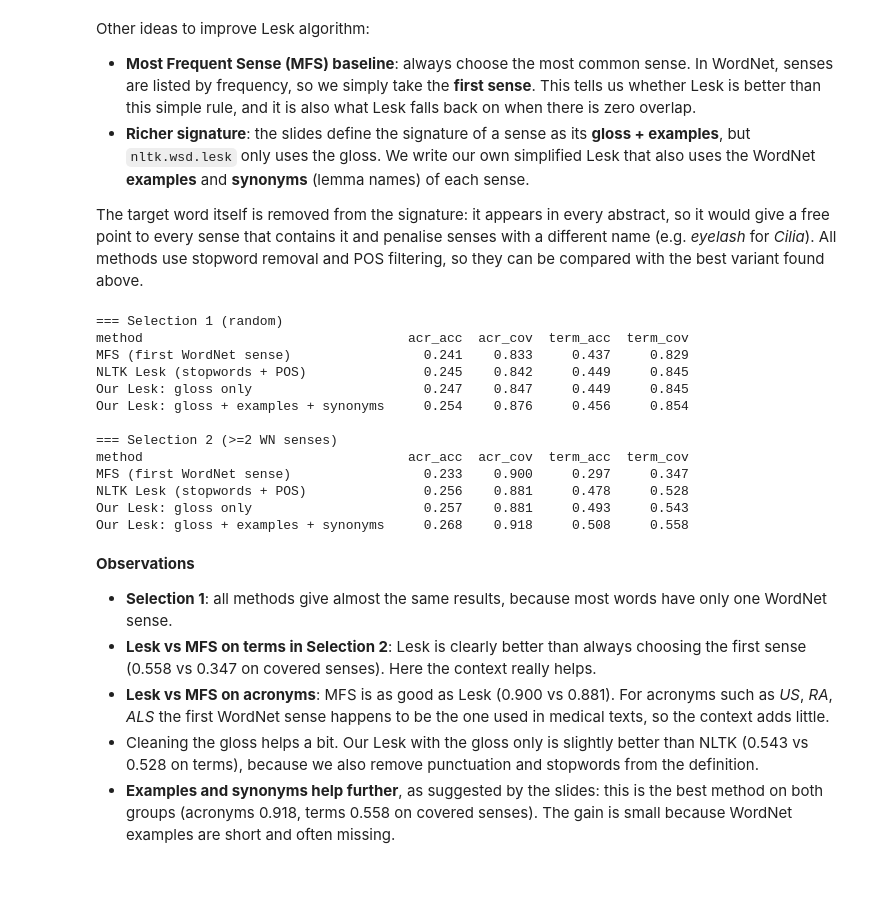
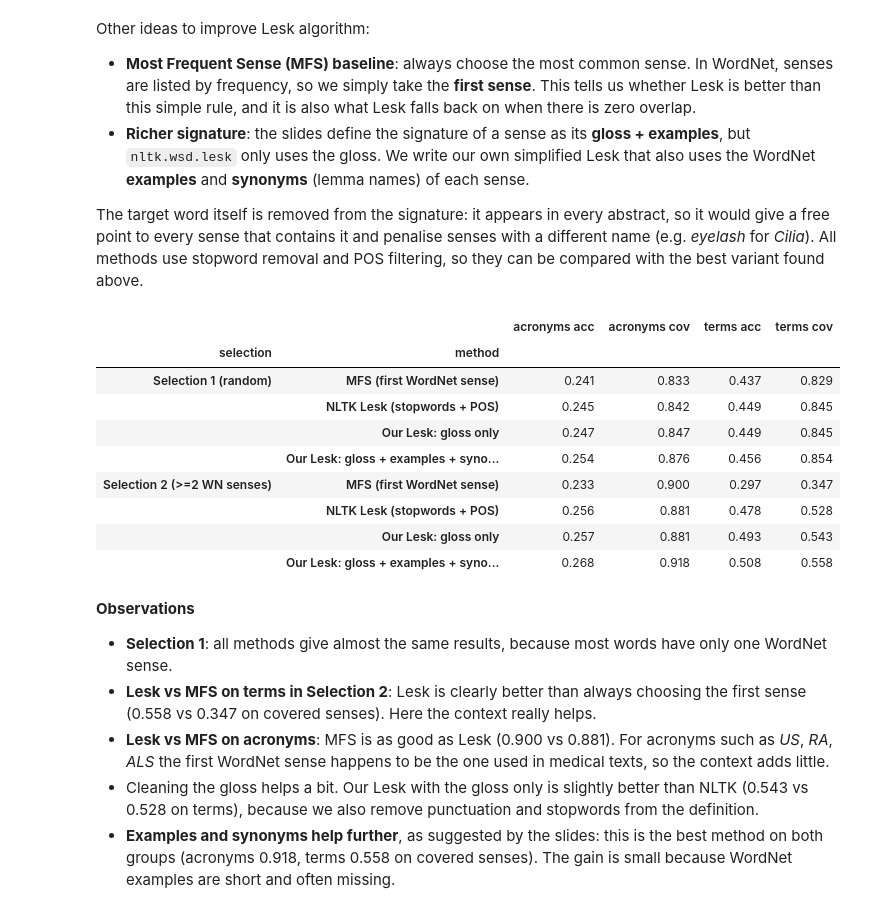
Before and after one commit to pygiopoli/nlp_project_26, a Jupyter notebook: scripts/p1_2_lesk/task_2.ipynb, the cells around one changed output. Drawn from its saved outputs; the diff is of its cells as text; code cells hidden in the pictures; blank space fills up the shorter version.

```diff
--- a/scripts/p1_2_lesk/task_2.ipynb
+++ b/scripts/p1_2_lesk/task_2.ipynb
@@ -633,50 +625,51 @@ METHODS = {
     "Our Lesk: gloss + examples + synonyms":
         lambda word, ctx, senses: my_lesk(ctx, word, senses, use_examples=True),
 }
 
 
 def evaluate_method(words, mapping, method):
     """Accuracy and accuracy on covered senses of one method, for each word."""
     scores = {}
     for word in words:
         senses = candidate_senses(word, use_pos=True)
         instances = load_instances(word)
         n_correct = n_covered = n_correct_covered = 0
         for inst in instances:
             gold = mapping[word][inst["cui"]]
             context = [t for t in tokenize(inst["context"]) if t not in STOPWORDS]
             answer = method(word, context, senses).name() if senses else None
             is_correct = answer in gold
             n_correct += is_correct
             if gold:
                 n_covered += 1
                 n_correct_covered += is_correct
         scores[word] = (n_correct / len(instances),
                         n_correct_covered / n_covered if n_covered else None)
     return scores
 
 
+table = []
 for sel_name, (acr, ter, mapping) in SELECTIONS.items():
-    print(f"\n=== {sel_name}")
-    print(f"{'method':38} {'acr_acc':>8} {'acr_cov':>8} {'term_acc':>9} {'term_cov':>9}")
     for name, method in METHODS.items():
         scores = evaluate_method(acr + ter, mapping, method)
-        print(f"{name:38} {mean(scores[w][0] for w in acr):8.3f} {mean(scores[w][1] for w in acr):8.3f} "
-              f"{mean(scores[w][0] for w in ter):9.3f} {mean(scores[w][1] for w in ter):9.3f}")
+        table.append({"selection": sel_name, "method": name,
+                      "acronyms acc": mean(scores[w][0] for w in acr),
+                      "acronyms cov": mean(scores[w][1] for w in acr),
+                      "terms acc": mean(scores[w][0] for w in ter),
+                      "terms cov": mean(scores[w][1] for w in ter)})
+
+pd.DataFrame(table).set_index(["selection", "method"]).round(3)
 # %% [output]
-=== Selection 1 (random)
-method                                  acr_acc  acr_cov  term_acc  term_cov
-MFS (first WordNet sense)                 0.241    0.833     0.437     0.829
-NLTK Lesk (stopwords + POS)               0.245    0.842     0.449     0.845
-Our Lesk: gloss only                      0.247    0.847     0.449     0.845
-Our Lesk: gloss + examples + synonyms     0.254    0.876     0.456     0.854
-
-=== Selection 2 (>=2 WN senses)
-method                                  acr_acc  acr_cov  term_acc  term_cov
-MFS (first WordNet sense)                 0.233    0.900     0.297     0.347
-NLTK Lesk (stopwords + POS)               0.256    0.881     0.478     0.528
-Our Lesk: gloss only                      0.257    0.881     0.493     0.543
-Our Lesk: gloss + examples + synonyms     0.268    0.918     0.508     0.558
+|  |  | acronyms acc | acronyms cov | terms acc | terms cov |
+| selection | method |  |  |  |  |
+| Selection 1 (random) | MFS (first WordNet sense) | 0.241 | 0.833 | 0.437 | 0.829 |
+|  | NLTK Lesk (stopwords + POS) | 0.245 | 0.842 | 0.449 | 0.845 |
+|  | Our Lesk: gloss only | 0.247 | 0.847 | 0.449 | 0.845 |
+|  | Our Lesk: gloss + examples + syno... | 0.254 | 0.876 | 0.456 | 0.854 |
+| Selection 2 (>=2 WN senses) | MFS (first WordNet sense) | 0.233 | 0.900 | 0.297 | 0.347 |
+|  | NLTK Lesk (stopwords + POS) | 0.256 | 0.881 | 0.478 | 0.528 |
+|  | Our Lesk: gloss only | 0.257 | 0.881 | 0.493 | 0.543 |
+|  | Our Lesk: gloss + examples + syno... | 0.268 | 0.918 | 0.508 | 0.558 |
 # %% [markdown]
 **Observations**
 - **Selection 1**: all methods give almost the same results, because most words have only one WordNet sense.
```
Also changed, not shown: parts of 2 cells of this notebook.
